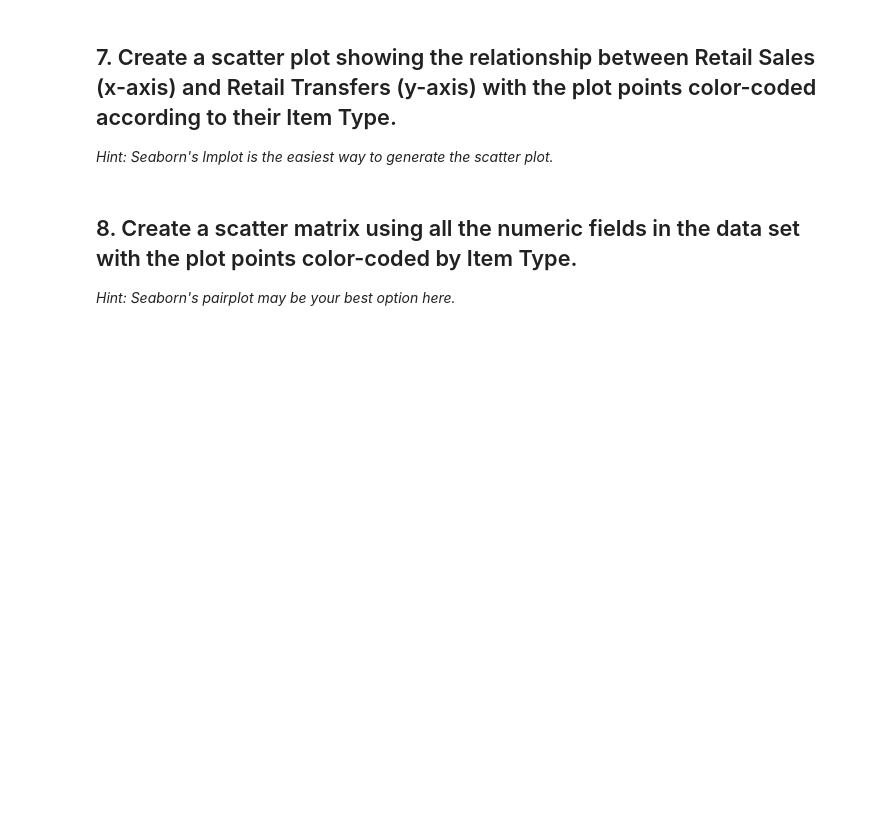
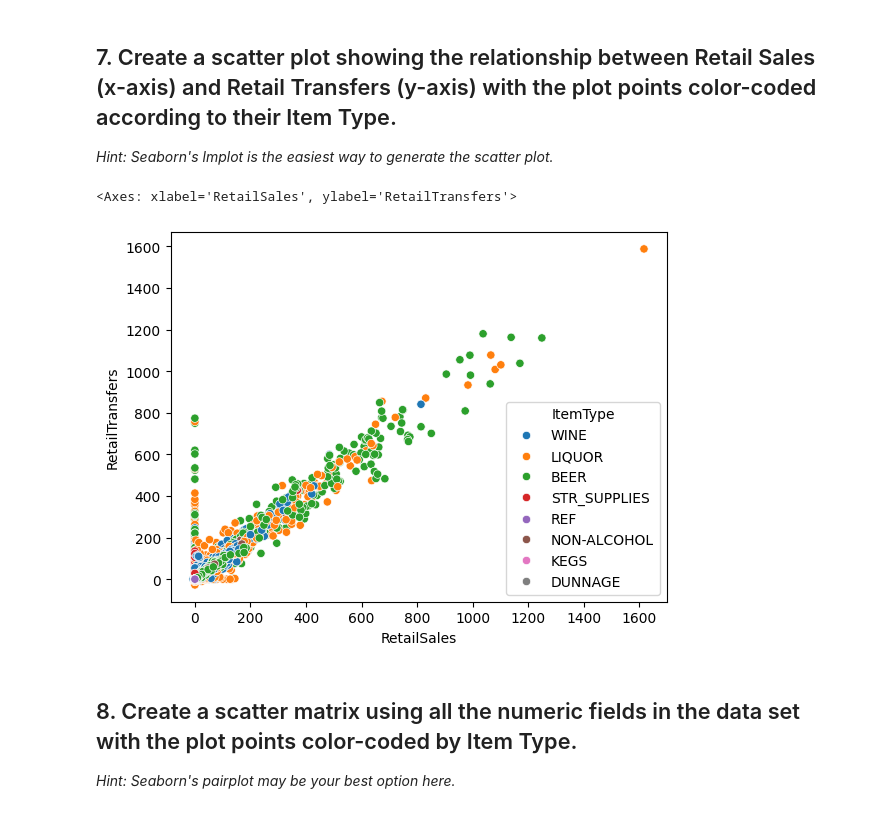
Before and after one commit to chandlershortlidge/lab-plotting-multiple-data-series, a Jupyter notebook: your-code/main.ipynb, the cells around one changed output. Drawn from its saved outputs; the diff is of its cells as text; code cells hidden in the pictures; blank space fills up the shorter version.

```diff
--- a/your-code/main.ipynb
+++ b/your-code/main.ipynb
@@ -141,6 +187,11 @@ plt.show()
 ## 7. Create a scatter plot showing the relationship between Retail Sales (x-axis) and Retail Transfers (y-axis) with the plot points color-coded according to their Item Type.
 
 *Hint: Seaborn's lmplot is the easiest way to generate the scatter plot.*
+# %%
+sns.scatterplot(x="RetailSales", y="RetailTransfers", hue="ItemType", data=data)
+# %% [output]
+<Axes: xlabel='RetailSales', ylabel='RetailTransfers'>
+[figure, added]
 # %% [markdown]
 ## 8. Create a scatter matrix using all the numeric fields in the data set with the plot points color-coded by Item Type.
 
```
Also changed, not shown: parts of 5 cells of this notebook.
